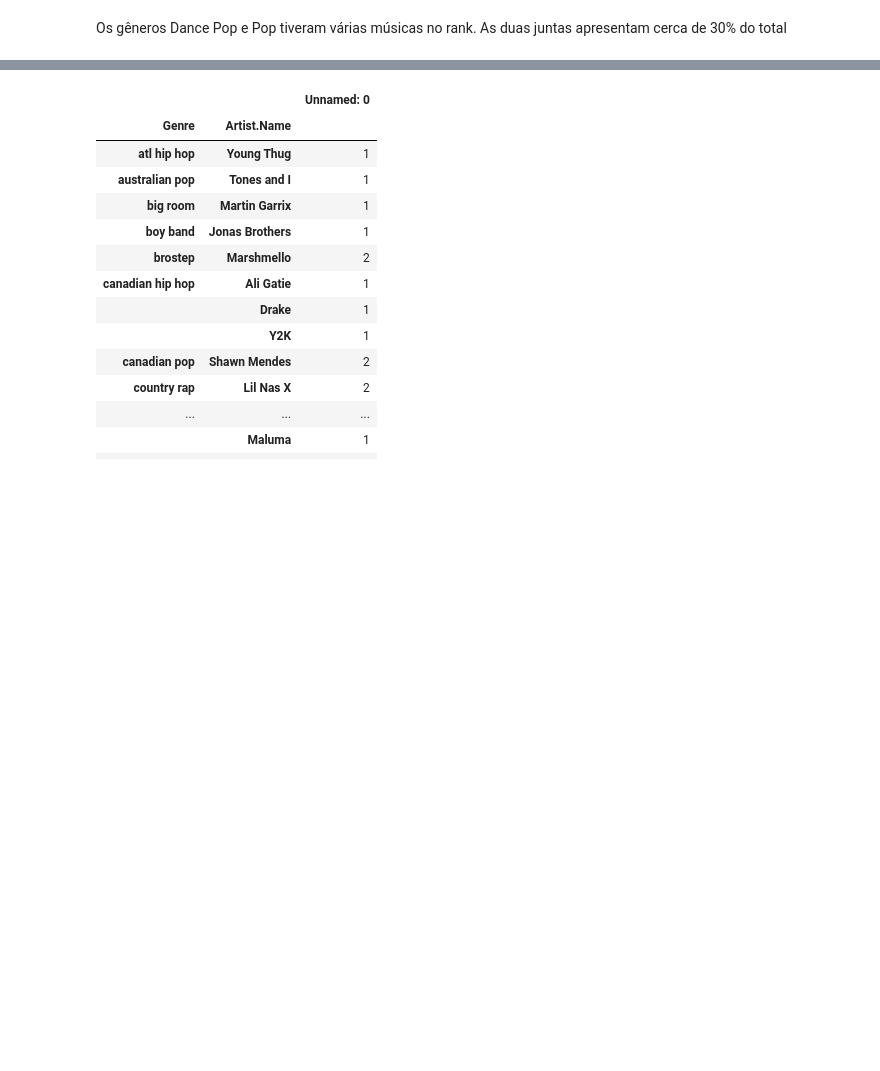
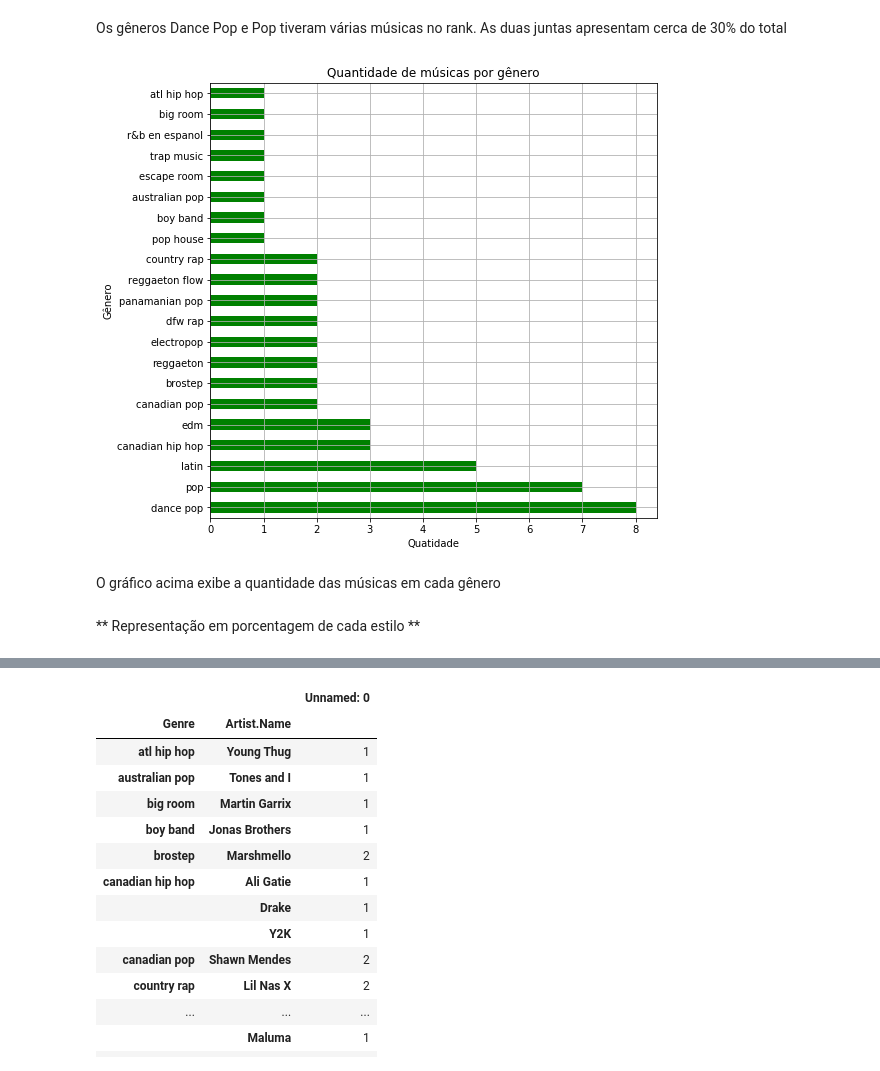
Before and after one commit to Rafaelcerq28/Top-50-Spotify-Songs-2019, a Jupyter notebook: Top 50 Spotify Songs - 2019.ipynb, the cells around one changed output, grey strips where cells are left out. Drawn from its saved outputs; the diff is of its cells as text; code cells hidden in the pictures; blank space fills up the shorter version.

```diff
--- a/Top 50 Spotify Songs - 2019.ipynb
+++ b/Top 50 Spotify Songs - 2019.ipynb
@@ -75,3 +80,16 @@ Name: Genre, dtype: int64
 # %% [markdown]
 Os gêneros Dance Pop e Pop tiveram várias músicas no rank.
 As duas juntas apresentam cerca de 30% do total
+# %%
+#Grafico exibindo os generos
+sp['Genre'].value_counts().plot(kind='barh', figsize=(8,8), color='green', grid=True)
+plt.title('Quantidade de músicas por gênero')
+plt.ylabel('Gênero')
+plt.xlabel('Quatidade')
+plt.show()
+# %% [output]
+[figure, added]
+# %% [markdown]
+O gráfico acima exibe a quantidade das músicas em cada gênero
+# %% [markdown]
+** Representação em porcentagem de cada estilo **
```
Also changed, not shown: parts of 19 cells of this notebook.
